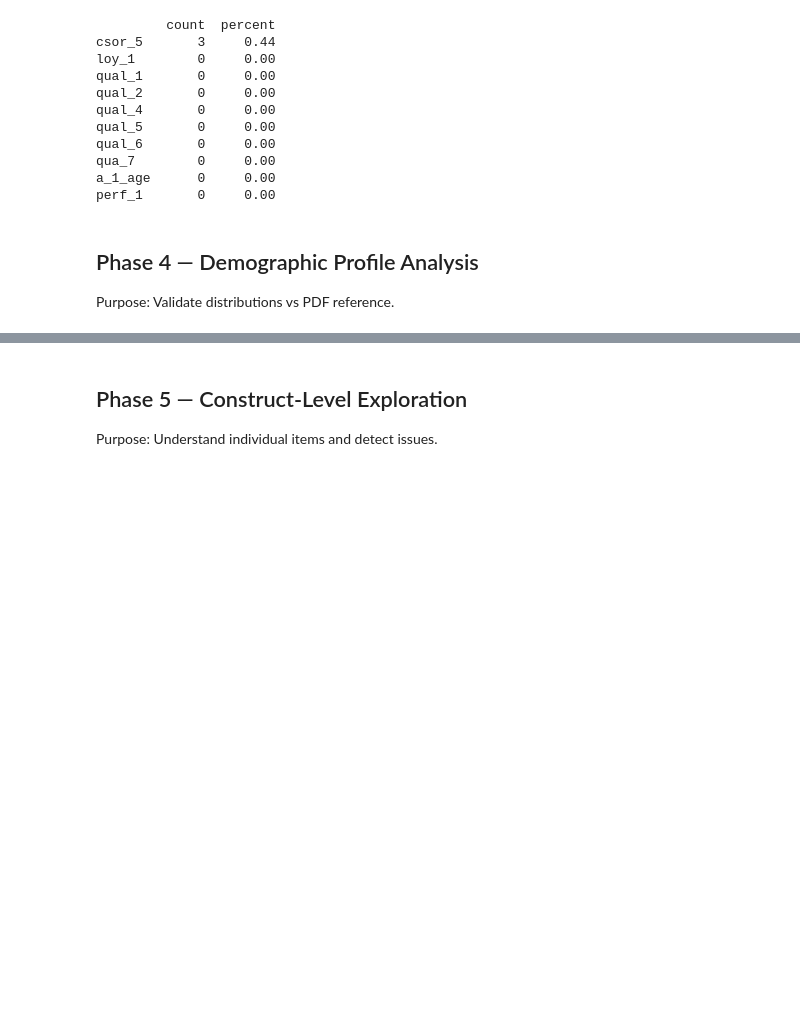
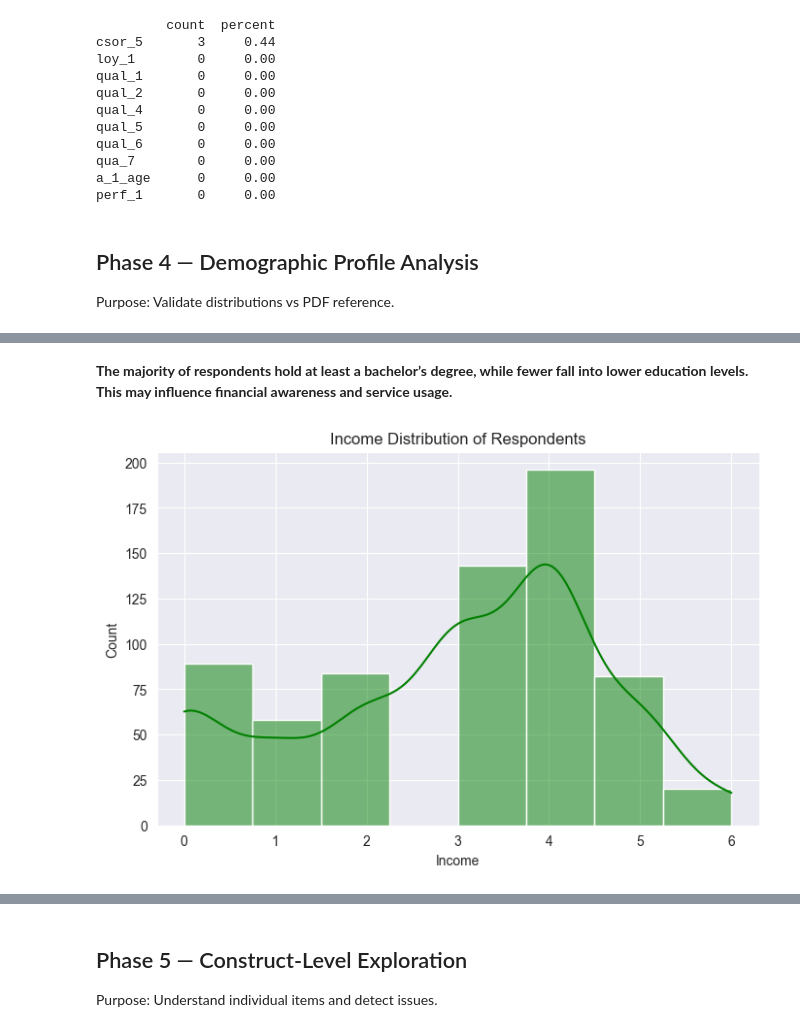
Before and after one commit to Emigbanam/Bank-customer-survey-eda, a Jupyter notebook: Bank Customer Survey - EDA.ipynb, the cells around one changed output, grey strips where cells are left out. Saved outputs shown, nothing was run; the diff lists cells and outputs as text; code cells hidden in the pictures; blank space fills up the shorter version.

```diff
--- a/Bank Customer Survey - EDA.ipynb
+++ b/Bank Customer Survey - EDA.ipynb
@@ -351,0 +354,12 @@ plt.show()
+# %% [markdown]
+**The majority of respondents hold at least a bachelor’s degree, while fewer fall into lower education levels. This may influence financial awareness and service usage.**
+# %%
+# 5. Income distribution
+plt.figure(figsize=(8,5))
+sns.histplot(bank_df['d_6_income'], bins=8, kde=True, color='green')
+plt.title('Income Distribution of Respondents')
+plt.xlabel('Income')
+plt.ylabel('Count')
+plt.show()
+# %% [output]
+[figure, added]
```
Also changed, not shown: parts of 16 cells of this notebook.
